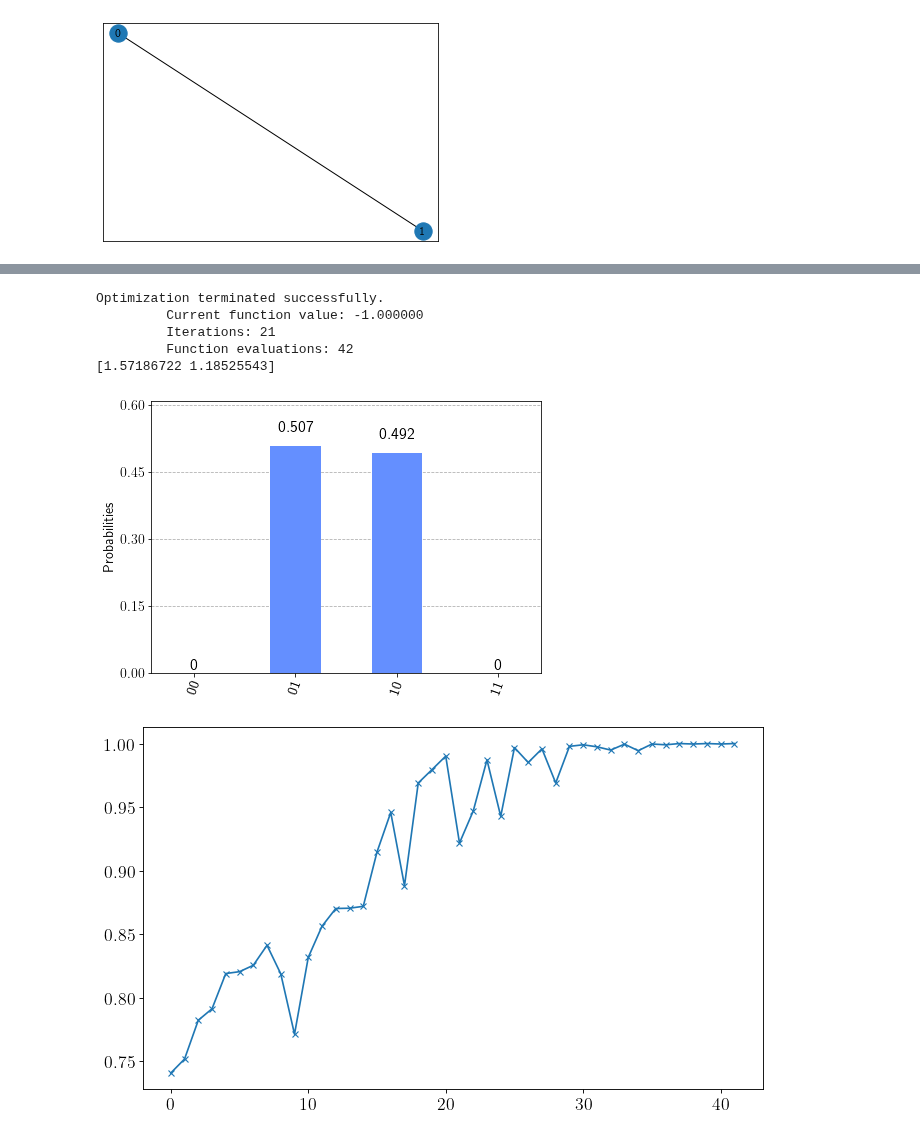
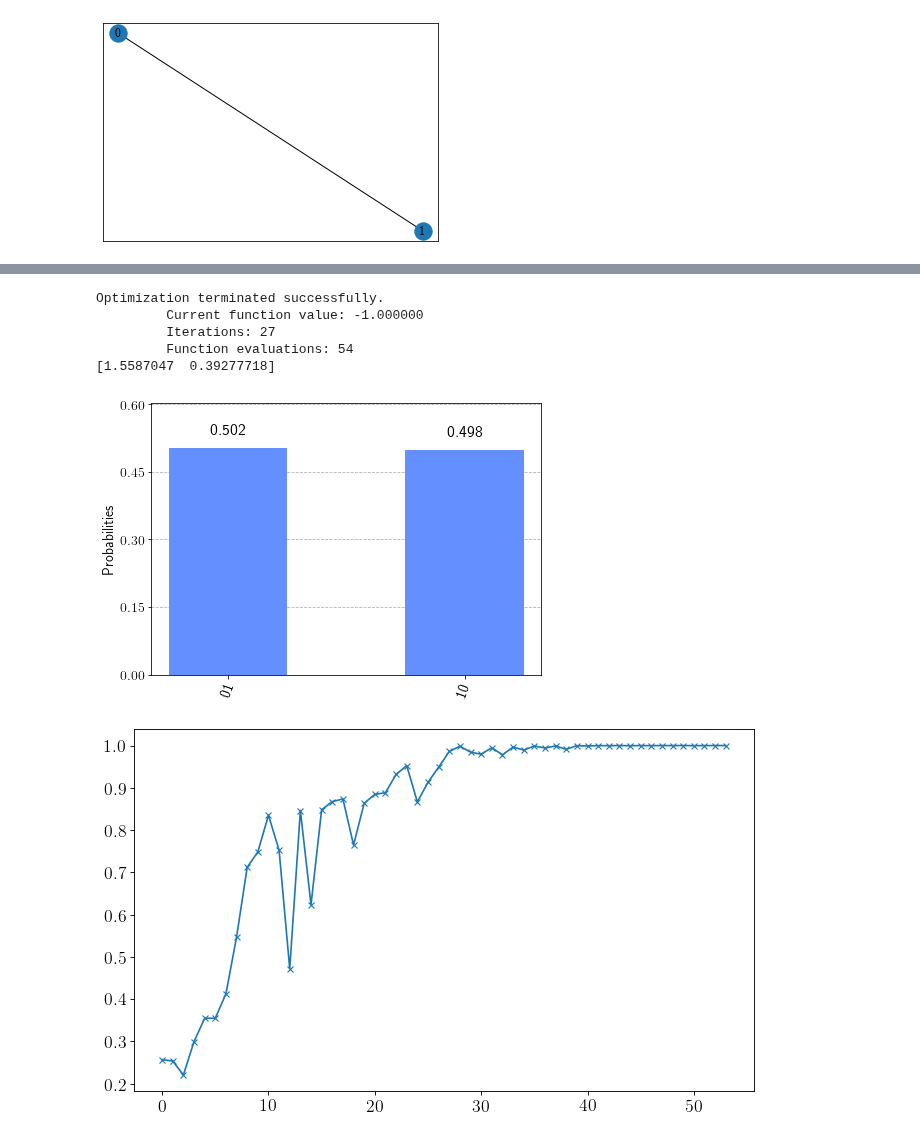
Before and after one commit to OpenQuantumComputing/optimization, a Jupyter notebook: Barbell MaxCut.ipynb, the cells around one changed output, grey strips where cells are left out. Saved outputs shown, nothing was run; the diff lists cells and outputs as text; code cells hidden in the pictures.

```diff
--- a/Barbell MaxCut.ipynb
+++ b/Barbell MaxCut.ipynb
@@ -29,3 +31,4 @@ createCircuit_MaxCut(np.array((np.pi,np.pi)),G,1,1,[],True).draw(output='mpl')
 # %%
-createCircuit_MaxCut(np.array((np.pi,np.pi)),G,1,2,[],True).draw(output='mpl')
+depth=2
+createCircuit_MaxCut(np.array((np.pi,np.pi,np.pi,np.pi)),G,depth,k_cuts,1,True,"depth2").draw(output='mpl')
 # %% [output]
@@ -52,15 +47,14 @@ m=24
 beta_max=np.pi
 gamma_max=2*np.pi
 
-version=1
 circuits=[]
 for beta in np.linspace(0,beta_max,n):
     for gamma in np.linspace(0,gamma_max,m):
-        circuits.append(createCircuit_MaxCut(np.array((gamma,beta)),G,1,version))
+        circuits.append(createCircuit_MaxCut(np.array((gamma,beta)),G,1,2,1))
 job_sim = execute(circuits, backend_sim, shots=1024*2*2*2)
-Elandscape_v1,_ = -np.array(measurementStatistics_MaxCut(job_sim.result().results,G))
+Elandscape_v1,_,_ = measurementStatistics_MaxCut(job_sim.result().results, options={'G' : G, 'k_cuts' : k_cuts})
 f = pl.figure(figsize=(10, 6), dpi= 80, facecolor='w', edgecolor='k');
-pl.imshow(np.array(Elandscape_v1).reshape(n,m),interpolation='bicubic',origin='lower',extent=[0,gamma_max,0,beta_max])
+pl.imshow(-np.array(Elandscape_v1).reshape(n,m),interpolation='bicubic',origin='lower',extent=[0,gamma_max,0,beta_max])
 pl.colorbar(orientation="horizontal", pad=0.2)
 pl.xlabel(r'$\gamma$')
 pl.ylabel(r'$\beta$')
@@ -70,17 +64,9 @@ Text(0, 0.5, '$\\beta$')
-# %%
-version=2
-circuits=[]
-for beta in np.linspace(0,beta_max,n):
-    for gamma in np.linspace(0,gamma_max,m):
-        circuits.append(createCircuit_MaxCut(np.array((gamma,beta)),G,1,version))
-job_sim = execute(circuits, backend_sim, shots=1024*2*2*2)
-Elandscape_v2,_ = -np.array(measurementStatistics_MaxCut(job_sim.result().results,G))
 # %%
 from scipy import optimize as opt
 # %%
 def getval(x, backend, depth=1, version=1, noisemodel=None):
-    j = execute(createCircuit_MaxCut(x,G,depth,version), backend, noise_model=noisemodel, shots=1024*2*2*2)
-    val,_=measurementStatistics_MaxCut(j.result().results,G)
+    j = execute(createCircuit_MaxCut(x,G,depth,k_cuts,version), backend, noise_model=noisemodel, shots=1024*2*2*2)
+    val,_,_=measurementStatistics_MaxCut(j.result().results, options={'G' : G, 'k_cuts' : k_cuts})
     global it, values, gamma, beta
     #print(x)
     it+=1
@@ -91,31 +77,31 @@ def getval(x, backend, depth=1, version=1, noisemodel=None):
 # %%
 version=1
 it=0
 gamma={}
 beta={}
 values={}
 out=opt.minimize(getval, x0=(.7,1), method='Nelder-Mead',\
                  args=(backend_sim,1,version,None),\
              options={'xatol': 1e-2, 'fatol': 1e-2, 'disp': True})
 print(out.x)
 f = pl.figure(figsize=(10, 6), dpi= 80, facecolor='w', edgecolor='k');
 pl.plot(list(values.values()),'x-')
 
 f = pl.figure(figsize=(10, 6), dpi= 80, facecolor='w', edgecolor='k');
-pl.imshow(np.array(Elandscape_v1).reshape(n,m),interpolation='bicubic',origin='lower',extent=[0,gamma_max,0,beta_max])
+pl.imshow(-np.array(Elandscape_v1).reshape(n,m),interpolation='bicubic',origin='lower',extent=[0,gamma_max,0,beta_max])
 pl.colorbar()
 pl.xlabel(r'$\gamma$')
 pl.ylabel(r'$\beta$')
 pl.plot(list(gamma.values()),list(beta.values()),'ko-')
 pl.plot(out.x[0],out.x[1],'xr')
 
-j = execute(createCircuit_MaxCut(out.x,G,1,version), backend_sim, shots=1024*2*2*2)
+j = execute(createCircuit_MaxCut(out.x,G,1,k_cuts,version), backend_sim, shots=1024*2*2*2)
 plot_histogram(j.result().get_counts())
 # %% [output]
 Optimization terminated successfully.
          Current function value: -1.000000
-         Iterations: 21
-         Function evaluations: 42
-[1.57186722 1.18525543]
+         Iterations: 27
+         Function evaluations: 54
+[1.5587047  0.39277718]
-[figure, old version]
+[figure, new version]
-[figure, old version]
+[figure, new version]
```
Also changed, not shown: parts of 9 cells of this notebook, 9 other files.
